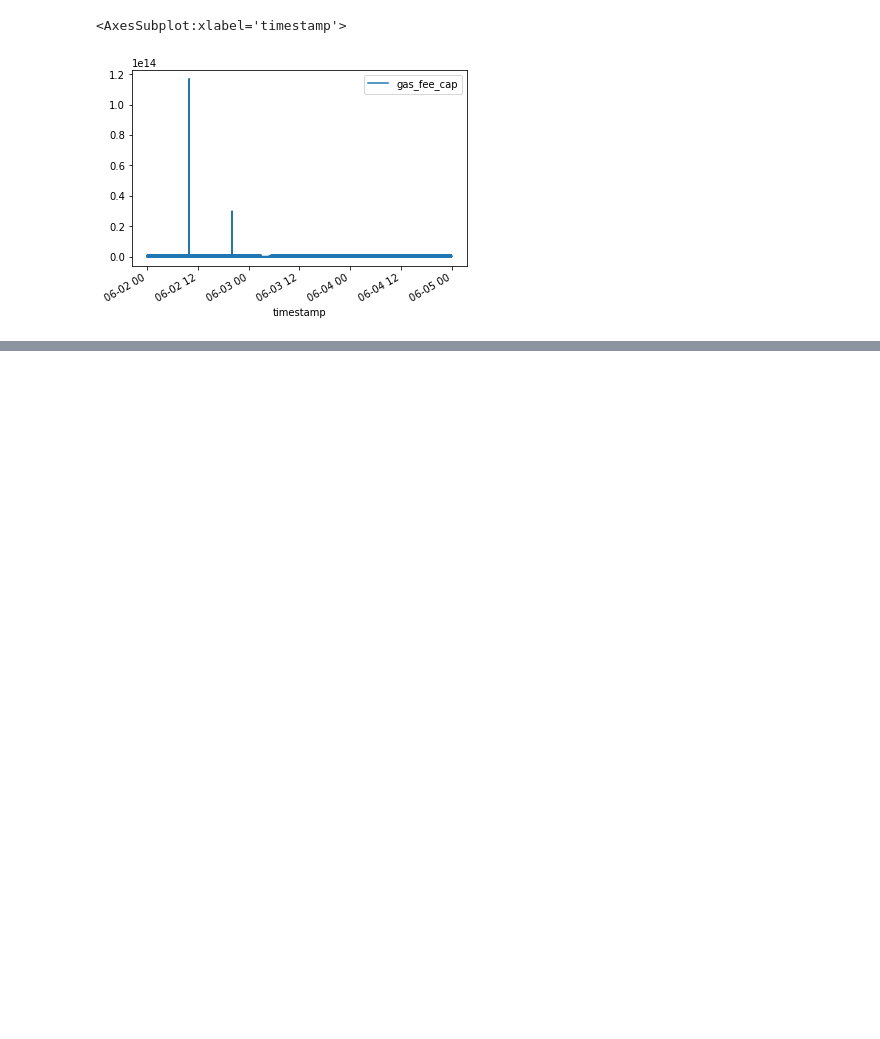
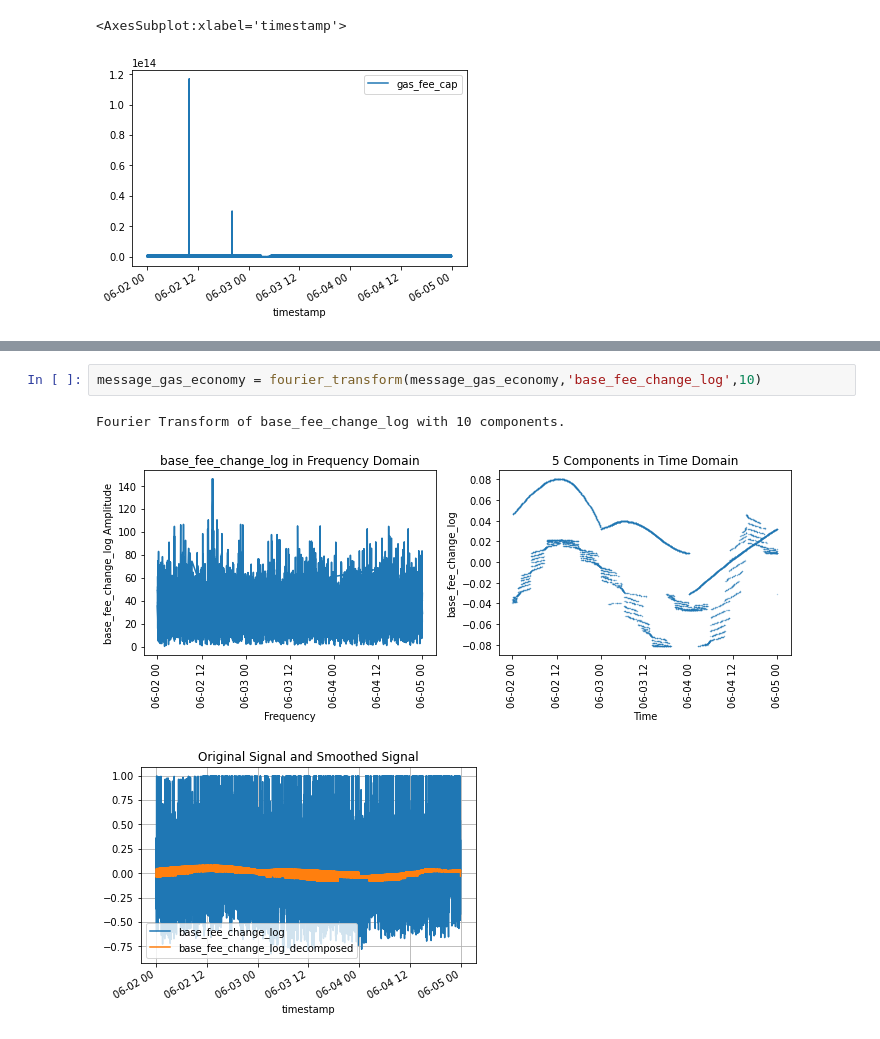
Before and after one commit to BlockScience/filecoin-metrics, a Jupyter notebook: notebooks/EDA/gas_eda_v2.ipynb, the cells around one changed output, grey strips where cells are left out. Saved outputs shown, nothing was run; the diff lists cells and outputs as text; blank space fills up the shorter version.

```diff
--- a/notebooks/EDA/gas_eda_v2.ipynb
+++ b/notebooks/EDA/gas_eda_v2.ipynb
@@ -231,0 +374,6 @@ messages.plot(x='timestamp',y='gas_fee_cap')
+# %%
+message_gas_economy = fourier_transform(message_gas_economy,'base_fee_change_log',10)
+# %% [output]
+Fourier Transform of base_fee_change_log with 10 components.
+[figure, added]
+[figure, added]
```
Also changed, not shown: parts of 18 cells of this notebook, 1 other file.
